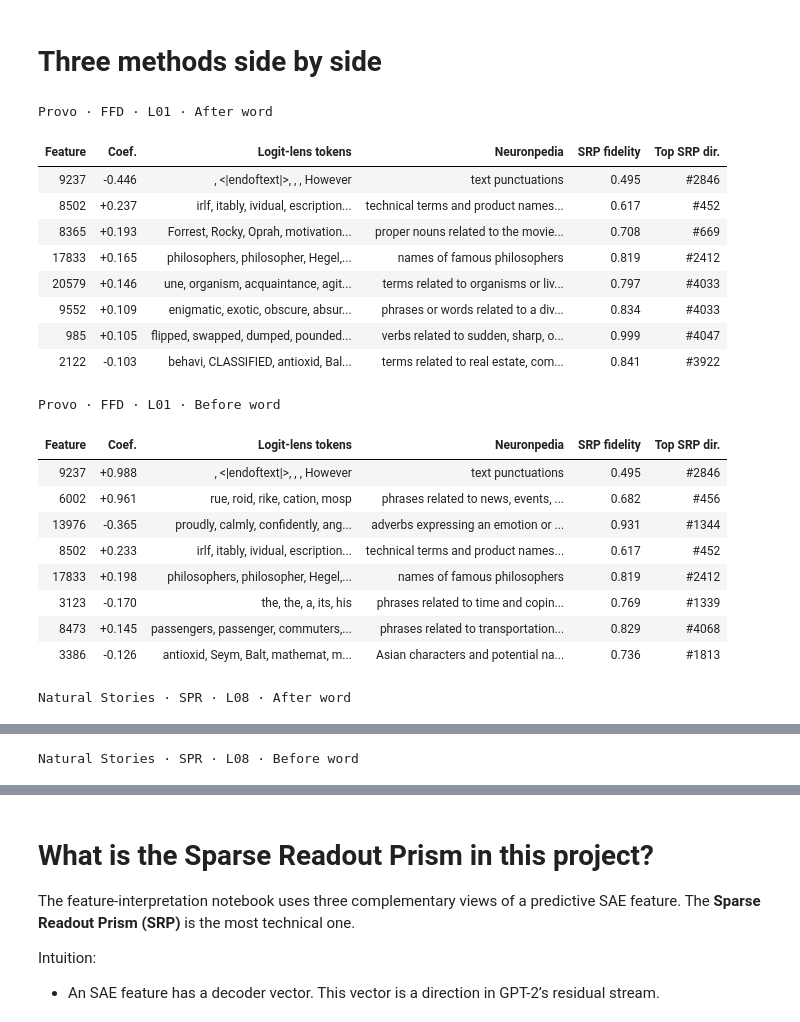
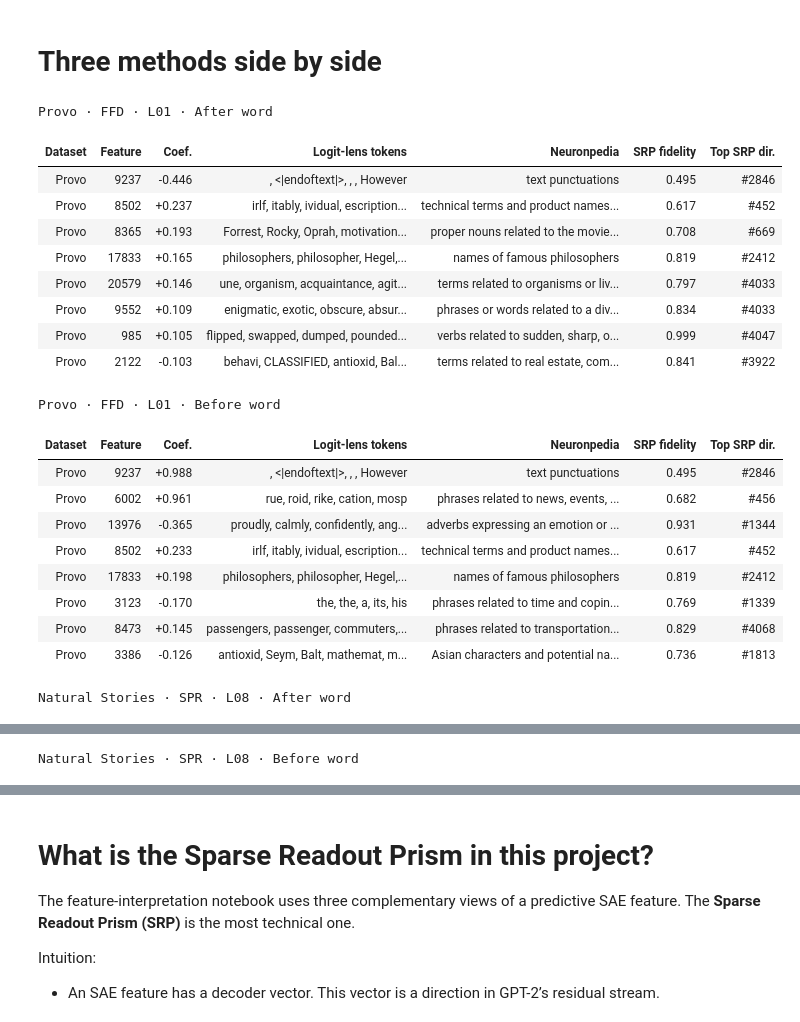
Before and after one commit to theraSara/saert, a Jupyter notebook: notebooks/05_feature_interpretation.ipynb, the cells around one changed output, grey strips where cells are left out. Cells and saved outputs as stored; diff of their text form; code cells hidden in the pictures.

```diff
--- a/notebooks/05_feature_interpretation.ipynb
+++ b/notebooks/05_feature_interpretation.ipynb
@@ -72,33 +72,35 @@ save_figure(fig, FIG, "05_top_features"); plt.show()
 # %%
 cols = {"feature_id": "Feature", "mean_coef": "Coef.", "logit_lens": "Logit-lens tokens",
         "np_explanation": "Neuronpedia", "srp_fidelity": "SRP fidelity", "srp_top_dir": "Top SRP dir."}
 for c in CORPORA:
     for k in ["post", "prefix"]:
         f = feats[(feats.corpus == c) & (feats.kind == k)]
         f = f.reindex(f.mean_coef.abs().sort_values(ascending=False).index).head(8)
         t = f[[x for x in cols if x in f.columns]].rename(columns=cols)
         t.to_csv(FI / f"three_method_{c}_{k}.csv", index=False)
+        t.insert(0, "Dataset", CORPUS_LABELS[c].split(" ·")[0])
         display(focus_table(t, formats={"Coef.": "{:+.3f}", "SRP fidelity": "{:.3f}"},
+                            important=["Coef."], signed_columns=["Coef."],
                             caption=f"{CORPUS_LABELS[c]} · {PRIMARY_HOOKS[c]} · {STATE_LABELS[k]}"))
 # %% [output]
 Provo · FFD · L01 · After word
-| Feature | Coef. | Logit-lens tokens | Neuronpedia | SRP fidelity | Top SRP dir. |
-| 9237 | -0.446 | , <|endoftext|>, , , However | text punctuations | 0.495 | #2846 |
-| 8502 | +0.237 | irlf, itably, ividual, escription... | technical terms and product names... | 0.617 | #452 |
-| 8365 | +0.193 | Forrest, Rocky, Oprah, motivation... | proper nouns related to the movie... | 0.708 | #669 |
-| 17833 | +0.165 | philosophers, philosopher, Hegel,... | names of famous philosophers | 0.819 | #2412 |
-| 20579 | +0.146 | une, organism, acquaintance, agit... | terms related to organisms or liv... | 0.797 | #4033 |
-| 9552 | +0.109 | enigmatic, exotic, obscure, absur... | phrases or words related to a div... | 0.834 | #4033 |
-| 985 | +0.105 | flipped, swapped, dumped, pounded... | verbs related to sudden, sharp, o... | 0.999 | #4047 |
-| 2122 | -0.103 | behavi, CLASSIFIED, antioxid, Bal... | terms related to real estate, com... | 0.841 | #3922 |
+| Dataset | Feature | Coef. | Logit-lens tokens | Neuronpedia | SRP fidelity | Top SRP dir. |
+| Provo | 9237 | -0.446 | , <|endoftext|>, , , However | text punctuations | 0.495 | #2846 |
+| Provo | 8502 | +0.237 | irlf, itably, ividual, escription... | technical terms and product names... | 0.617 | #452 |
+| Provo | 8365 | +0.193 | Forrest, Rocky, Oprah, motivation... | proper nouns related to the movie... | 0.708 | #669 |
+| Provo | 17833 | +0.165 | philosophers, philosopher, Hegel,... | names of famous philosophers | 0.819 | #2412 |
+| Provo | 20579 | +0.146 | une, organism, acquaintance, agit... | terms related to organisms or liv... | 0.797 | #4033 |
+| Provo | 9552 | +0.109 | enigmatic, exotic, obscure, absur... | phrases or words related to a div... | 0.834 | #4033 |
+| Provo | 985 | +0.105 | flipped, swapped, dumped, pounded... | verbs related to sudden, sharp, o... | 0.999 | #4047 |
+| Provo | 2122 | -0.103 | behavi, CLASSIFIED, antioxid, Bal... | terms related to real estate, com... | 0.841 | #3922 |
 Provo · FFD · L01 · Before word
-| Feature | Coef. | Logit-lens tokens | Neuronpedia | SRP fidelity | Top SRP dir. |
-| 9237 | +0.988 | , <|endoftext|>, , , However | text punctuations | 0.495 | #2846 |
-| 6002 | +0.961 | rue, roid, rike, cation, mosp | phrases related to news, events, ... | 0.682 | #456 |
-| 13976 | -0.365 | proudly, calmly, confidently, ang... | adverbs expressing an emotion or ... | 0.931 | #1344 |
-| 8502 | +0.233 | irlf, itably, ividual, escription... | technical terms and product names... | 0.617 | #452 |
-| 17833 | +0.198 | philosophers, philosopher, Hegel,... | names of famous philosophers | 0.819 | #2412 |
-| 3123 | -0.170 | the, the, a, its, his | phrases related to time and copin... | 0.769 | #1339 |
-| 8473 | +0.145 | passengers, passenger, commuters,... | phrases related to transportation... | 0.829 | #4068 |
-| 3386 | -0.126 | antioxid, Seym, Balt, mathemat, m... | Asian characters and potential na... | 0.736 | #1813 |
+| Dataset | Feature | Coef. | Logit-lens tokens | Neuronpedia | SRP fidelity | Top SRP dir. |
+| Provo | 9237 | +0.988 | , <|endoftext|>, , , However | text punctuations | 0.495 | #2846 |
+| Provo | 6002 | +0.961 | rue, roid, rike, cation, mosp | phrases related to news, events, ... | 0.682 | #456 |
+| Provo | 13976 | -0.365 | proudly, calmly, confidently, ang... | adverbs expressing an emotion or ... | 0.931 | #1344 |
+| Provo | 8502 | +0.233 | irlf, itably, ividual, escription... | technical terms and product names... | 0.617 | #452 |
+| Provo | 17833 | +0.198 | philosophers, philosopher, Hegel,... | names of famous philosophers | 0.819 | #2412 |
+| Provo | 3123 | -0.170 | the, the, a, its, his | phrases related to time and copin... | 0.769 | #1339 |
+| Provo | 8473 | +0.145 | passengers, passenger, commuters,... | phrases related to transportation... | 0.829 | #4068 |
+| Provo | 3386 | -0.126 | antioxid, Seym, Balt, mathemat, m... | Asian characters and potential na... | 0.736 | #1813 |
 Natural Stories · SPR · L08 · After word
```
Also changed, not shown: parts of 1 cell of this notebook, 6 other files.
